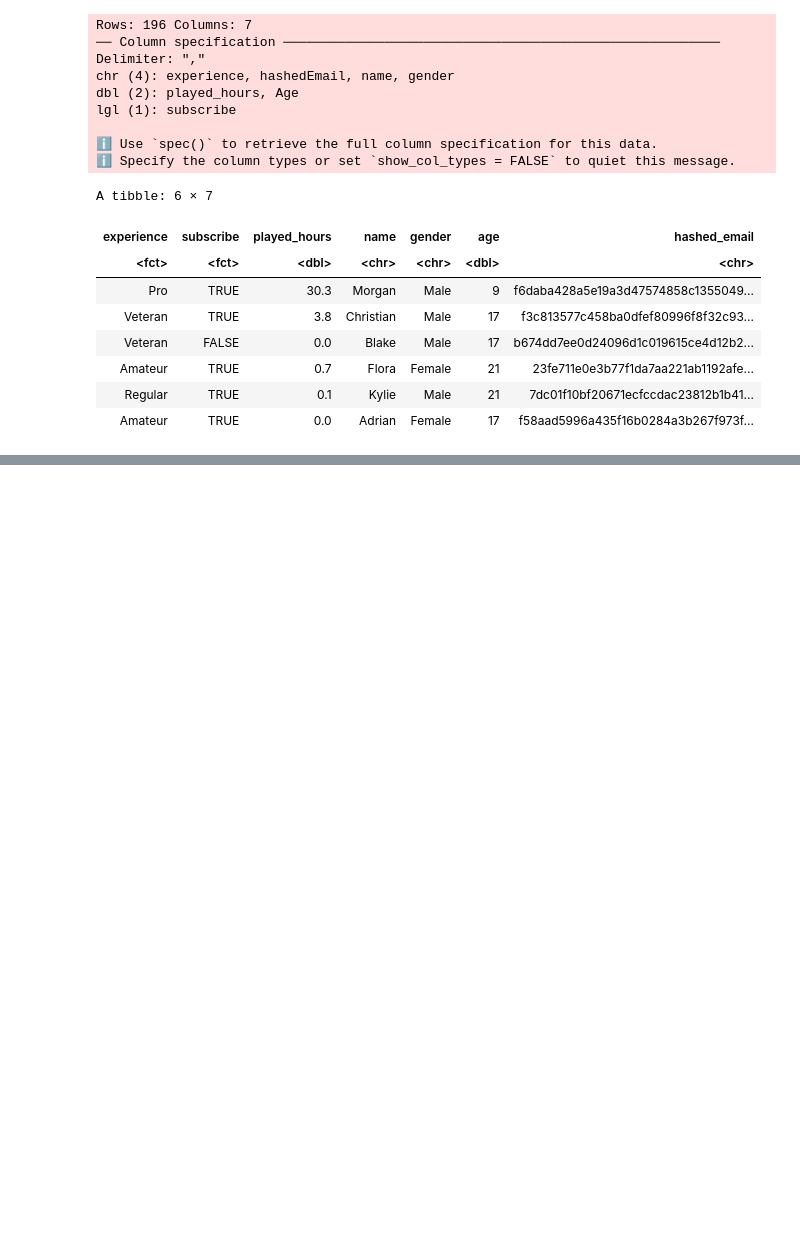
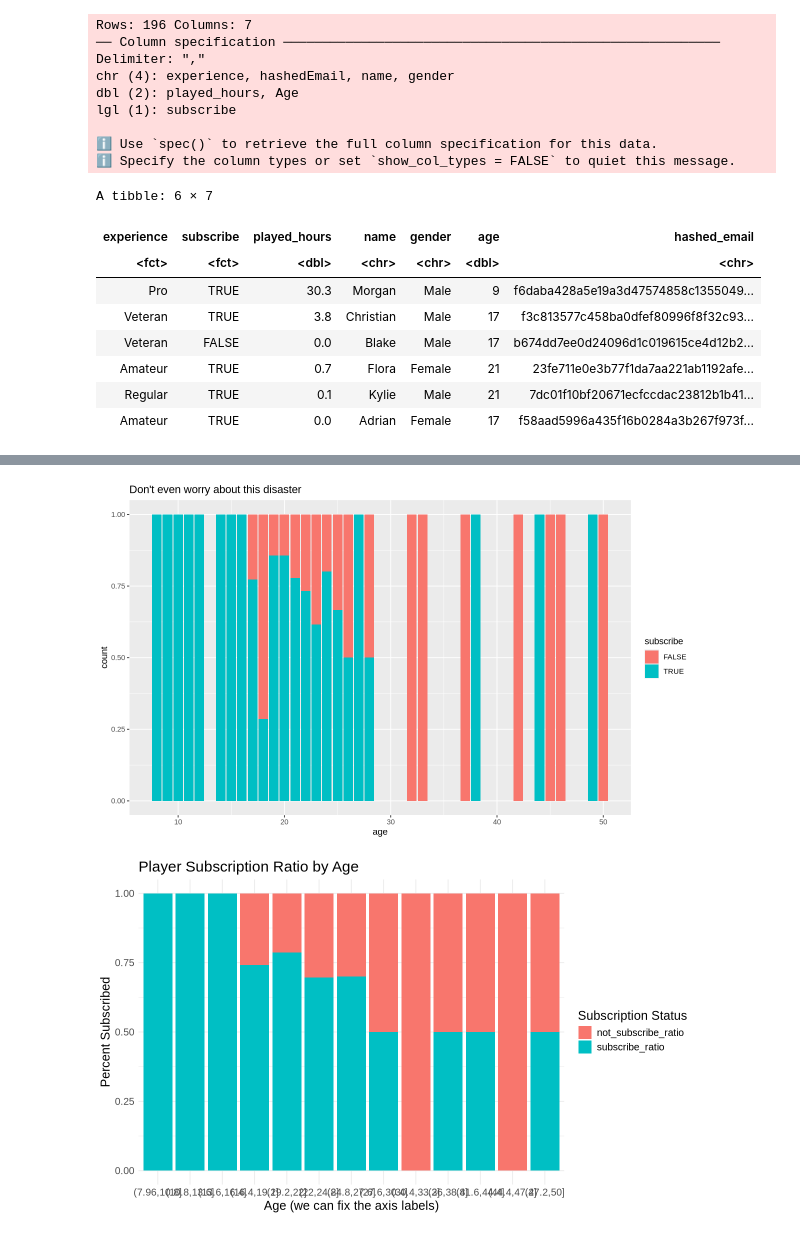
Before and after one commit to ccn4v4/group6_report, a Jupyter notebook: main.ipynb, the cells around one changed output, grey strips where cells are left out. Drawn from its saved outputs; the diff is of its cells as text; code cells hidden in the pictures; blank space fills up the shorter version.

```diff
--- a/main.ipynb
+++ b/main.ipynb
@@ -142,0 +238,41 @@ A tibble: 2 × 3
+# %%
+# Bars
+# These did not go to plan
+predictors_df |>
+    ggplot(aes(x = age, fill = subscribe)) +
+    geom_bar(position = "fill") +
+    labs(title = "Don't even worry about this disaster")
+
+ratio_df <- predictors_df |>
+  mutate(bin = cut(age, breaks = 15)) |>
+  group_by(bin) |>
+  summarize(
+    subscribed = sum(subscribe == "TRUE"),
+    total = n()
+  ) |>
+  ungroup() |>
+  mutate(
+    subscribe_ratio = subscribed / total,
+    not_subscribe_ratio = 1 - subscribe_ratio
+  )
+ratio_long <- ratio_df |>
+  pivot_longer(
+    cols = c(subscribe_ratio, not_subscribe_ratio),
+    names_to = "subscription_status",
+    values_to = "ratio"
+  )
+# Same plot as before but trying to make the bins in the x axis smaller
+ratio_long |>
+  ggplot(aes(x = bin, y = ratio, fill = subscription_status)) +
+  geom_col() +
+  labs(
+    x = "Age (we can fix the axis labels)",
+    y = "Percent Subscribed",
+    fill = "Subscription Status",
+    title = "Player Subscription Ratio by Age"
+  ) +
+  theme_minimal() +
+  theme(text = element_text(size = 15))
+# %% [output]
+[figure, added]
+[figure, added]
```
Also changed, not shown: parts of 6 cells of this notebook.
